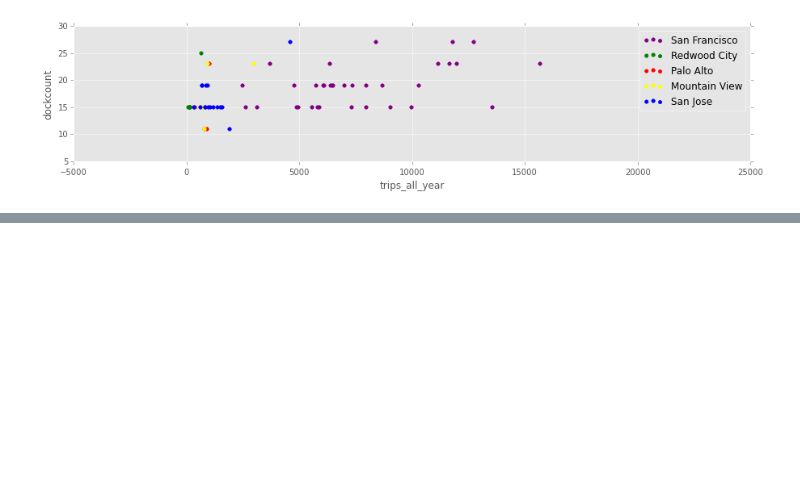
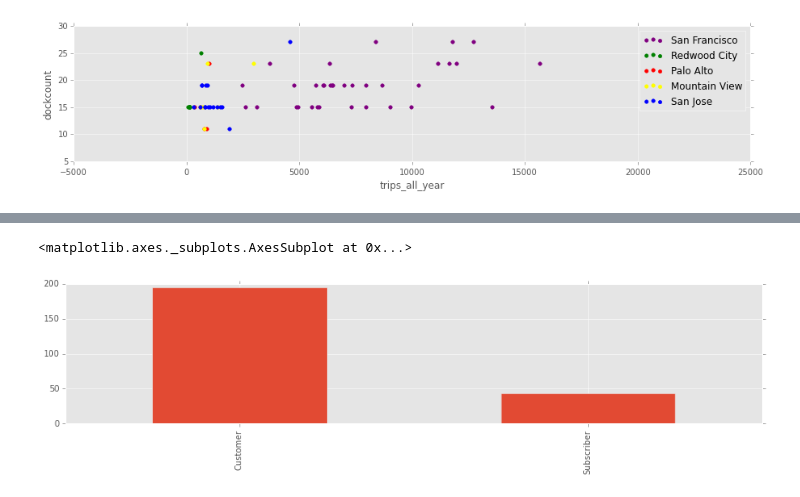
Before and after one commit to seszter/babs, a Jupyter notebook: Basic statistics.ipynb, the cells around one changed output, grey strips where cells are left out. Saved outputs shown, nothing was run; the diff lists cells and outputs as text; code cells hidden in the pictures; blank space fills up the shorter version.

```diff
--- a/Basic statistics.ipynb
+++ b/Basic statistics.ipynb
@@ -205,0 +252,7 @@ array([<matplotlib.axes._subplots.AxesSubplot object at 0x...>], dtype=object)
+# %%
+night_circles = trip_df[(trip_df['time_of_day']<3) & (trip_df['Start Terminal']==trip_df['End Terminal'])]
+# %%
+night_circles['Subscriber Type'].value_counts().plot(kind='bar')
+# %% [output]
+<matplotlib.axes._subplots.AxesSubplot at 0x...>
+[figure, added]
```
Also changed, not shown: parts of 35 cells of this notebook, 1 other file.
